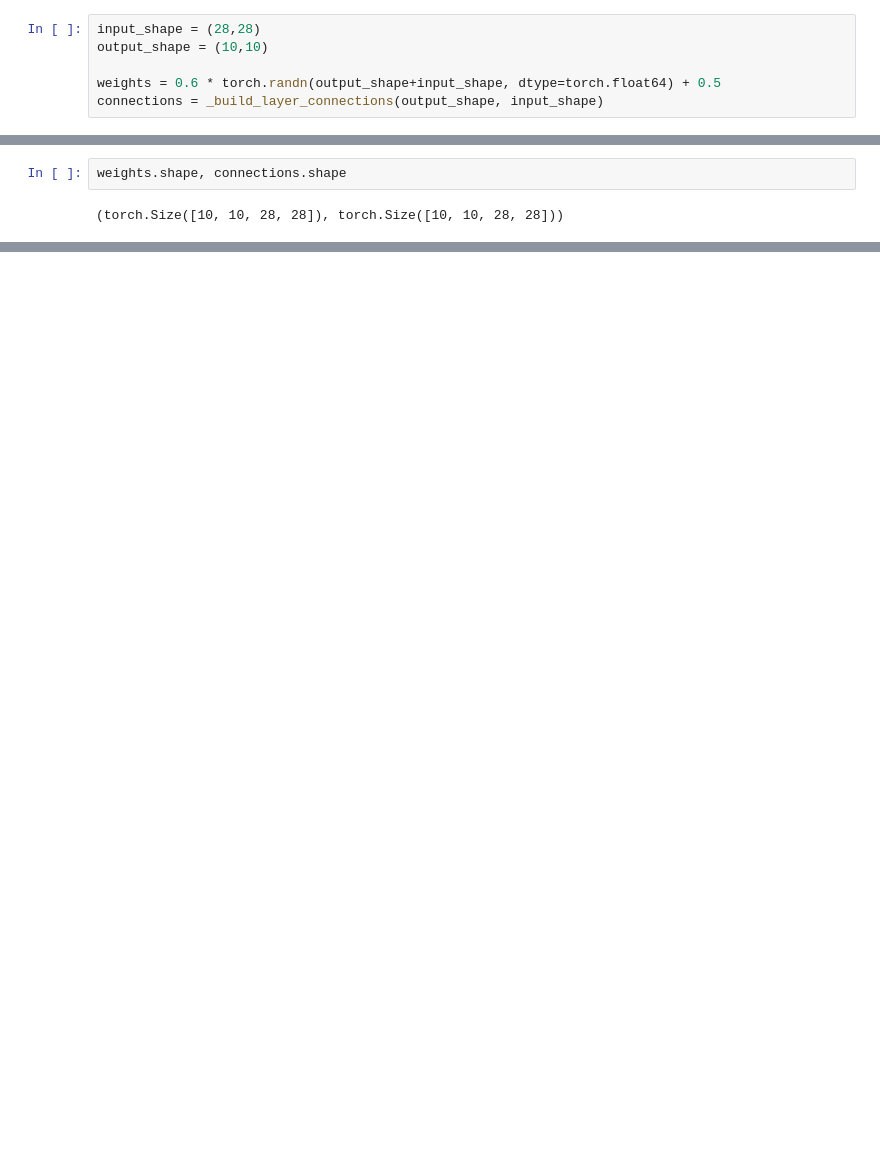
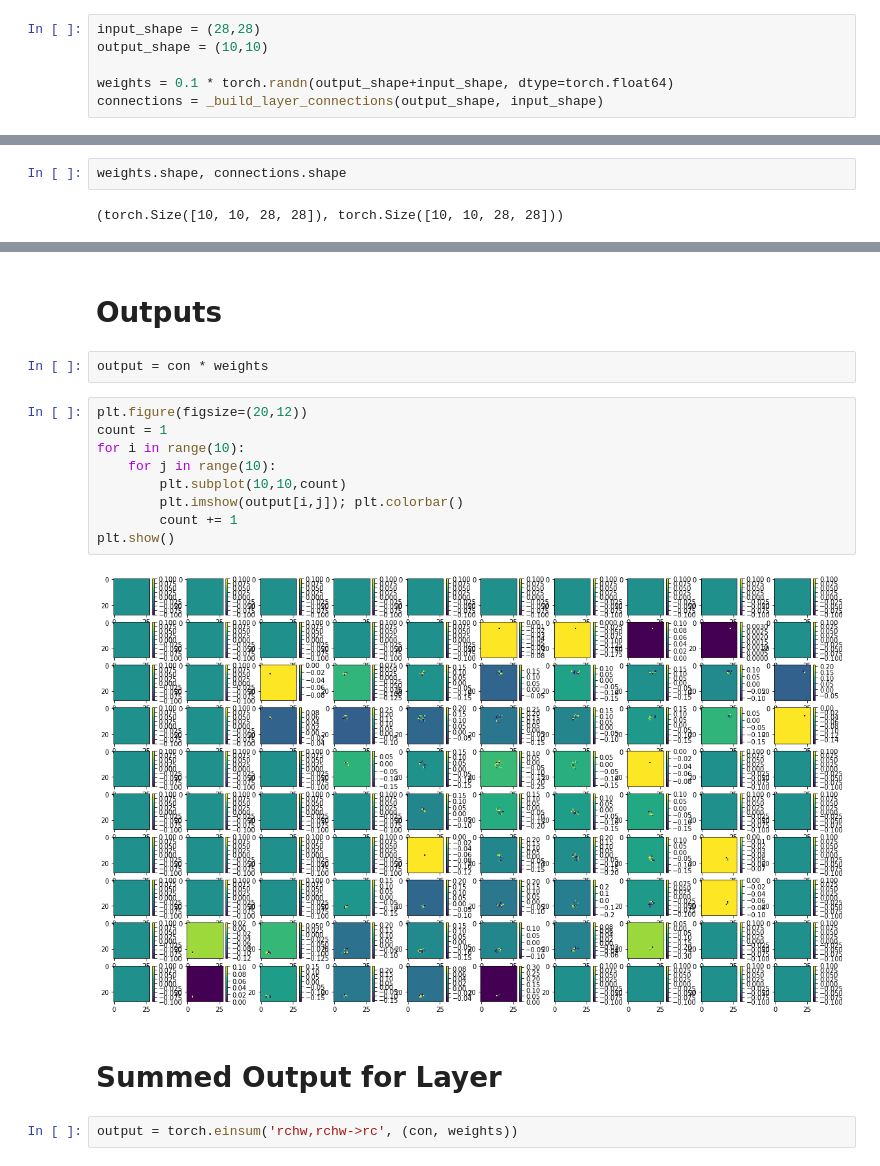
Before and after one commit to jordanott/LocalLearning, a Jupyter notebook: Untitled.ipynb, the cells around one changed output, grey strips where cells are left out. Cells and saved outputs as stored; diff of their text form; blank space fills up the shorter version.

```diff
--- a/Untitled.ipynb
+++ b/Untitled.ipynb
@@ -35,5 +43,5 @@ def _build_layer_connections(output_shape, input_shape):
 input_shape = (28,28)
 output_shape = (10,10)
 
-weights = 0.6 * torch.randn(output_shape+input_shape, dtype=torch.float64) + 0.5
+weights = 0.1 * torch.randn(output_shape+input_shape, dtype=torch.float64)
 connections = _build_layer_connections(output_shape, input_shape)
@@ -43,0 +69,19 @@ weights.shape, connections.shape
+# %% [markdown]
+# Outputs
+# %%
+output = con * weights
+# %%
+plt.figure(figsize=(20,12))
+count = 1
+for i in range(10):
+    for j in range(10):
+        plt.subplot(10,10,count)
+        plt.imshow(output[i,j]); plt.colorbar()
+        count += 1
+plt.show()
+# %% [output]
+[figure, added]
+# %% [markdown]
+# Summed Output for Layer
+# %%
+output = torch.einsum('rchw,rchw->rc', (con, weights))
```
Also changed, not shown: parts of 14 cells of this notebook, 2 other files.
